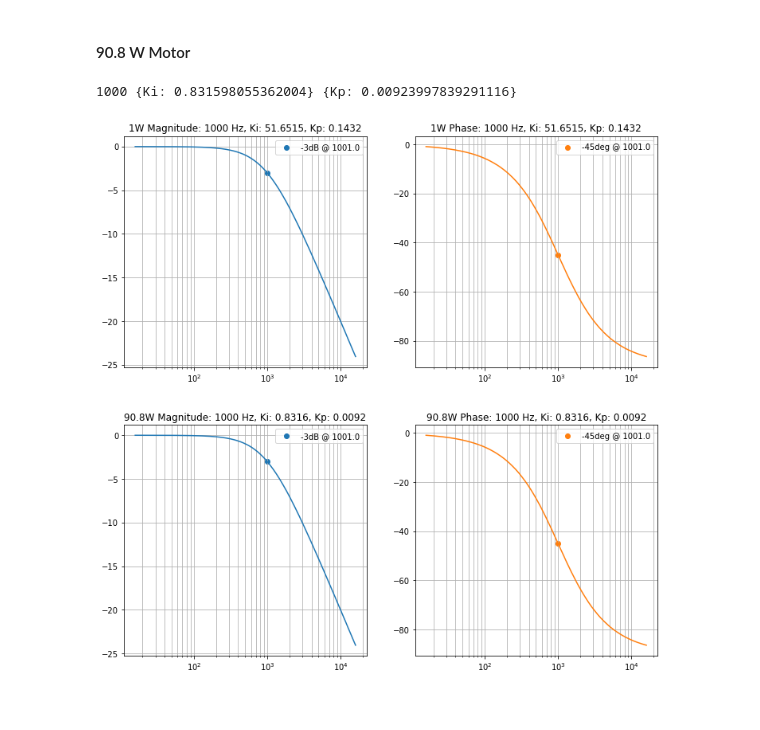
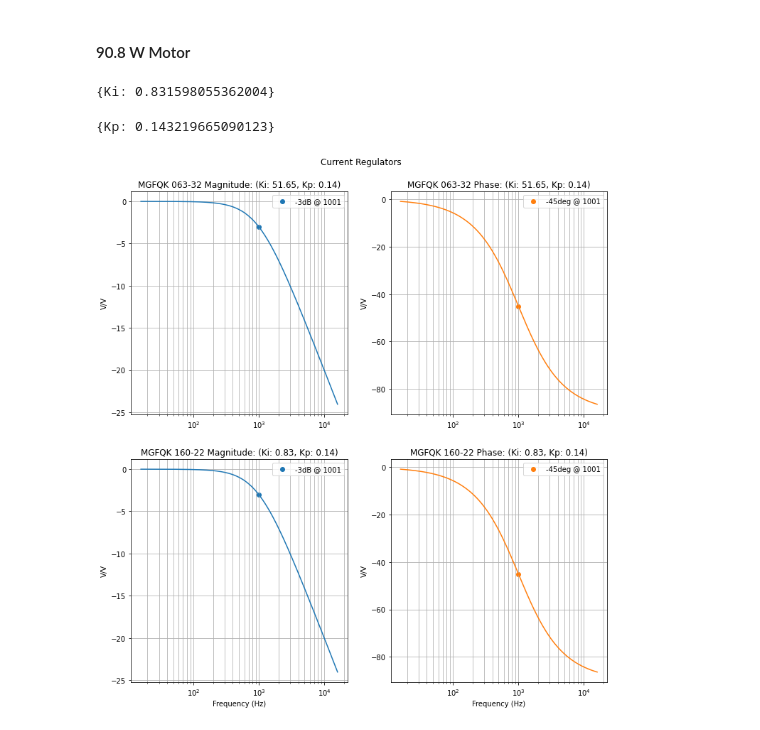
Before and after one commit to kegedy/UWEE560, a Jupyter notebook: hw/kevin/hw02/HW02_KevinEgedy.ipynb, the cells around one changed output. Saved outputs shown, nothing was run; the diff lists cells and outputs as text; code cells hidden in the pictures.

```diff
--- a/hw/kevin/hw02/HW02_KevinEgedy.ipynb
+++ b/hw/kevin/hw02/HW02_KevinEgedy.ipynb
@@ -501,13 +481,0 @@ print(f, sol1, sol2)
-# %%
-fig,axs = plt.subplots(4,1,figsize=(12,15))
-tf = TF1
-
-for i,f in enumerate(freq):
-    t = np.linspace(0,1/10**i,1000)
-    u = 5*np.sin(2*np.pi*f*t)
-    tout, yout, xout = signal.lsim(tf,U=u,T=t)
-    axs[i].plot(t,u,linewidth=4,label='input')
-    axs[i].plot(tout,yout,label='output')
-    axs[i].grid(True)
-
-plt.show();
@@ -532,25 +498,16 @@ Kf91 = Ke91/If91
 Kt91 = Kf91*If91
 K = Ke91
 # %%
-# Gain for f = 1000
-TF91 = None
-ki91 = None
-kp91 = None
-f = 1000
-
+# Gain
 Ki = sp.symbols('Ki')
 H = sp.Matrix([Ki - 2*np.pi*f*Ra91/Kv])
-sol1 = sp.solve(H)
-ki = float(list(dict(sol1).values())[0])
-ki91 = ki
+sols = sp.solve(H)
+sols
 
 Kp = sp.symbols('Kp')
-H = sp.Matrix([Kp - 2*np.pi*f*La91/Kv])
-sol2 = sp.solve(H)
-kp = float(list(dict(sol2).values())[0])
-kp91 = kp
-
-TF91 = KI(ki,kp,Ra91)
-print(f, sol1, sol2)
+H = sp.Matrix([Kp - 2*np.pi*f*La1/Kv])
+sols = sp.solve(H)
+sols
 # %% [output]
-1000 {Ki: 0.831598055362004} {Kp: 0.00923997839291116}
+{Ki: 0.831598055362004}
+{Kp: 0.143219665090123}
@@ -557,32 +520,40 @@ print(f, sol1, sol2)
+# %%
+TF1 = KI(51.651479, 0.1432196, Ra1)
+TF91 = KI(0.831598, 0.143219, Ra91)
 # %%
 fig,axs = plt.subplots(2,2,figsize=(12,12))
 TFS = [TF1,TF91]
 gains = [
-    {'ki':ki1,'kp':kp1},
-    {'ki':ki91,'kp':kp91}
+    {'ki':51.651479,'kp':0.1432196},
+    {'ki':0.831598,'kp':0.143219}
 ]
-labels = ['1W','90.8W']
+labels = ['MGFQK 063-32','MGFQK 160-22']
 
 for i,(tf,gain,label) in enumerate(zip(TFS,gains,labels)):
     w, mag, phase = signal.bode(tf,n=1000)
     f = w/2/np.pi
     axs[i,0].semilogx(f,mag)
     axs[i,0].scatter(f[np.where(mag<=-3)[0][0]],mag[np.where(mag<=-3)[0][0]],
                      label=f'-3dB @ {round(f[np.where(mag<=-3)[0][0]])}')
     axs[i,0].grid(True,which='both')
     axs[i,0].legend()
-    axs[i,0].set_title(f'{label} Magnitude: 1000 Hz, Ki: {round(gain["ki"],4)}, Kp: {round(gain["kp"],4)}')
+    axs[i,0].set_ylabel('V/V')
+    axs[i,0].set_title(f'{label} Magnitude: (Ki: {round(gain["ki"],2)}, Kp: {round(gain["kp"],2)})')
 
     axs[i,1].semilogx(f,phase,color='tab:orange')
     axs[i,1].scatter(f[np.where(phase<=-45)[0][0]],phase[np.where(phase<=-45)[0][0]],
                      label=f'-45deg @ {round(f[np.where(phase<=-45)[0][0]])}',
                      color='tab:orange')
     axs[i,1].grid(True,which='both')
     axs[i,1].legend()
-    axs[i,1].set_title(f'{label} Phase: 1000 Hz, Ki: {round(gain["ki"],4)}, Kp: {round(gain["kp"],4)}')
+    axs[i,1].set_ylabel('V/V')
+    axs[i,1].set_title(f'{label} Phase: (Ki: {round(gain["ki"],2)}, Kp: {round(gain["kp"],2)})')
 
 
-plt.subplots_adjust(hspace=0.25)
+axs[1,0].set_xlabel('Frequency (Hz)')
+axs[1,1].set_xlabel('Frequency (Hz)')
+plt.subplots_adjust(top=0.925,hspace=0.2)
+plt.suptitle('Current Regulators')
 plt.show();
 # %% [output]
-[figure, old version]
+[figure, new version]
```
Also changed, not shown: parts of 15 cells of this notebook, 2 other files.
